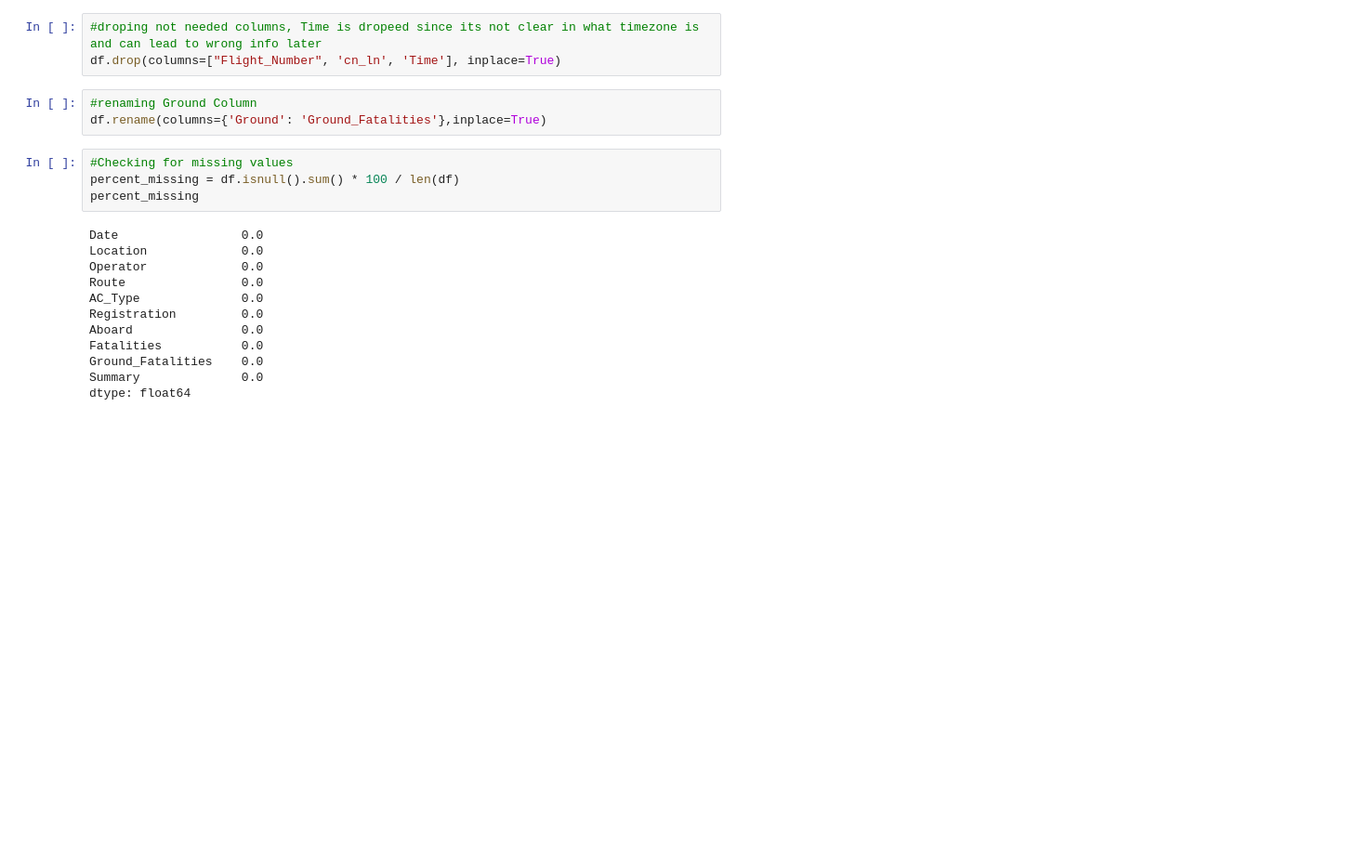
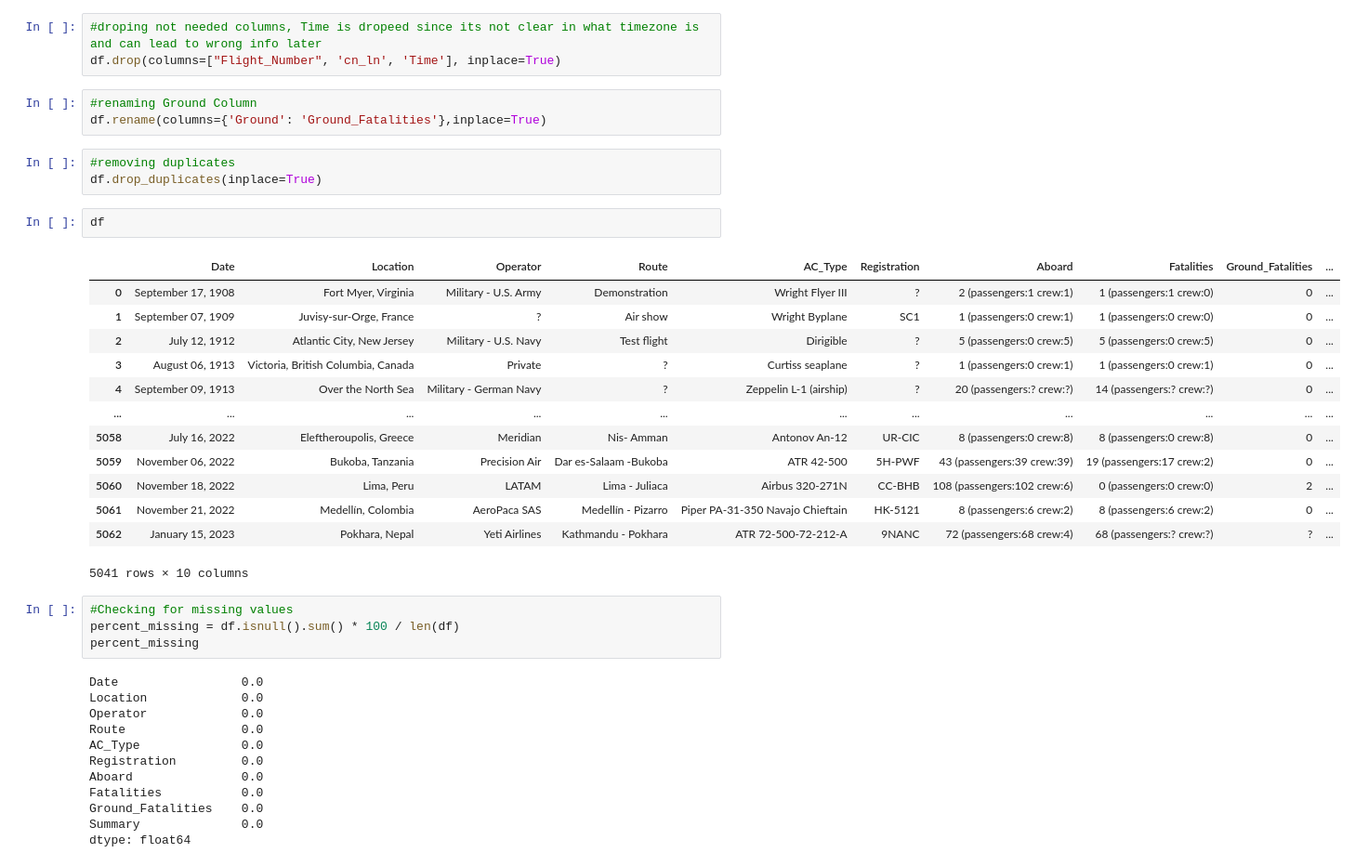
Before and after one commit to marxio09dio/Airplanes-Crashes-Study, a Jupyter notebook: data_cleaning.ipynb, the cells around one changed output. Shown at 93% size. Saved outputs shown, nothing was run; the diff lists cells and outputs as text; blank space fills up the shorter version.

```diff
--- a/data_cleaning.ipynb
+++ b/data_cleaning.ipynb
@@ -39,6 +39,25 @@ df.drop(columns=["Flight_Number", 'cn_ln', 'Time'], inplace=True)
 # %%
 #renaming Ground Column
 df.rename(columns={'Ground': 'Ground_Fatalities'},inplace=True)
+# %%
+#removing duplicates
+df.drop_duplicates(inplace=True)
+# %%
+df
+# %% [output]
+|  | Date | Location | Operator | Route | AC_Type | Registration | Aboard | Fatalities | Ground_Fatalities | ... |
+| 0 | September 17, 1908 | Fort Myer, Virginia | Military - U.S. Army | Demonstration | Wright Flyer III | ? | 2 (passengers:1 crew:1) | 1 (passengers:1 crew:0) | 0 | ... |
+| 1 | September 07, 1909 | Juvisy-sur-Orge, France | ? | Air show | Wright Byplane | SC1 | 1 (passengers:0 crew:1) | 1 (passengers:0 crew:0) | 0 | ... |
+| 2 | July 12, 1912 | Atlantic City, New Jersey | Military - U.S. Navy | Test flight | Dirigible | ? | 5 (passengers:0 crew:5) | 5 (passengers:0 crew:5) | 0 | ... |
+| 3 | August 06, 1913 | Victoria, British Columbia, Canada | Private | ? | Curtiss seaplane | ? | 1 (passengers:0 crew:1) | 1 (passengers:0 crew:1) | 0 | ... |
+| 4 | September 09, 1913 | Over the North Sea | Military - German Navy | ? | Zeppelin L-1 (airship) | ? | 20 (passengers:? crew:?) | 14 (passengers:? crew:?) | 0 | ... |
+| ... | ... | ... | ... | ... | ... | ... | ... | ... | ... | ... |
+| 5058 | July 16, 2022 | Eleftheroupolis, Greece | Meridian | Nis- Amman | Antonov An-12 | UR-CIC | 8 (passengers:0 crew:8) | 8 (passengers:0 crew:8) | 0 | ... |
+| 5059 | November 06, 2022 | Bukoba, Tanzania | Precision Air | Dar es-Salaam -Bukoba | ATR 42-500 | 5H-PWF | 43 (passengers:39 crew:39) | 19 (passengers:17 crew:2) | 0 | ... |
+| 5060 | November 18, 2022 | Lima, Peru | LATAM | Lima - Juliaca | Airbus 320-271N | CC-BHB | 108 (passengers:102 crew:6) | 0 (passengers:0 crew:0) | 2 | ... |
+| 5061 | November 21, 2022 | Medellín, Colombia | AeroPaca SAS | Medellín - Pizarro | Piper PA-31-350 Navajo Chieftain | HK-5121 | 8 (passengers:6 crew:2) | 8 (passengers:6 crew:2) | 0 | ... |
+| 5062 | January 15, 2023 | Pokhara, Nepal | Yeti Airlines | Kathmandu - Pokhara | ATR 72-500-72-212-A | 9NANC | 72 (passengers:68 crew:4) | 68 (passengers:? crew:?) | ? | ... |
+5041 rows × 10 columns
 # %%
 #Checking for missing values
 percent_missing = df.isnull().sum() * 100 / len(df)
```
Also changed, not shown: parts of 6 cells of this notebook.
